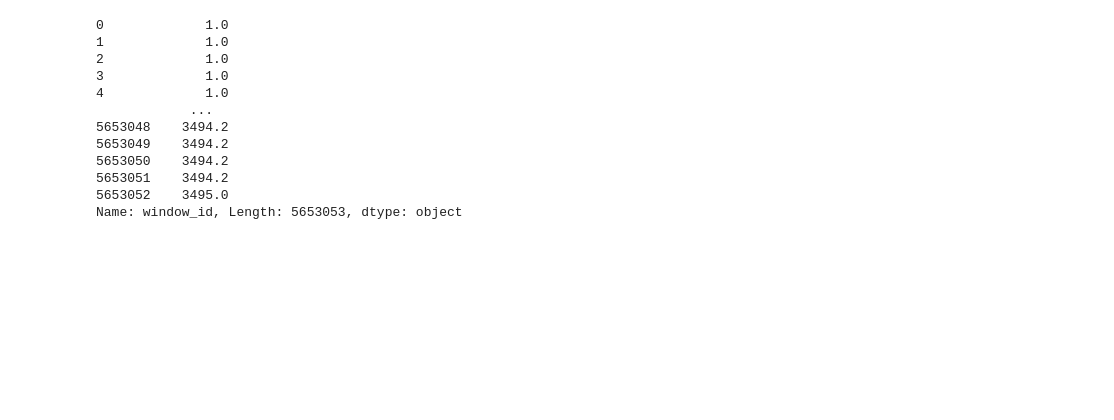
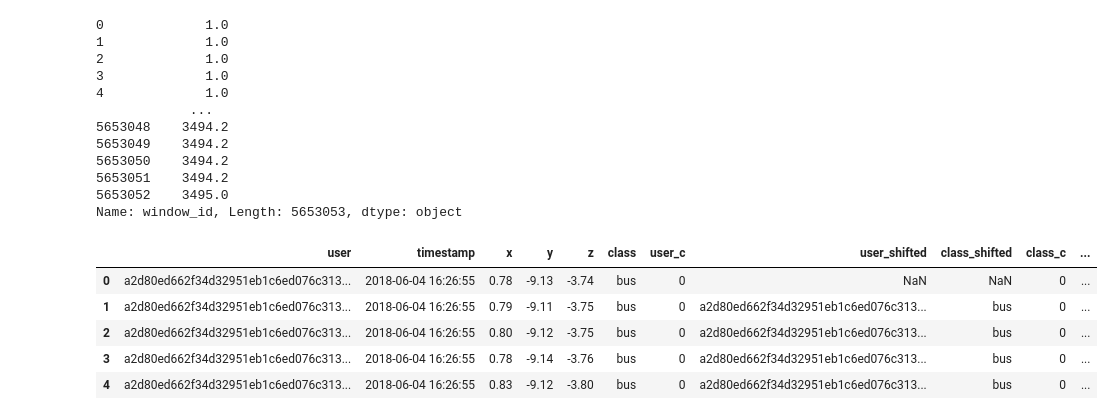
Before and after one commit to Arush0113/CE784, a Jupyter notebook: Arush_CE784_assignment2.ipynb, the cells around one changed output. Drawn from its saved outputs; the diff is of its cells as text; code cells hidden in the pictures; blank space fills up the shorter version.

```diff
--- a/Arush_CE784_assignment2.ipynb
+++ b/Arush_CE784_assignment2.ipynb
@@ -292,3 +292,12 @@ df['window_id']
 5653051    3494.2
 5653052    3495.0
 Name: window_id, Length: 5653053, dtype: object
+# %%
+df.head()
+# %% [output]
+|  | user | timestamp | x | y | z | class | user_c | user_shifted | class_shifted | class_c | ... |
+| 0 | a2d80ed662f34d32951eb1c6ed076c313... | 2018-06-04 16:26:55 | 0.78 | -9.13 | -3.74 | bus | 0 | NaN | NaN | 0 | ... |
+| 1 | a2d80ed662f34d32951eb1c6ed076c313... | 2018-06-04 16:26:55 | 0.79 | -9.11 | -3.75 | bus | 0 | a2d80ed662f34d32951eb1c6ed076c313... | bus | 0 | ... |
+| 2 | a2d80ed662f34d32951eb1c6ed076c313... | 2018-06-04 16:26:55 | 0.80 | -9.12 | -3.75 | bus | 0 | a2d80ed662f34d32951eb1c6ed076c313... | bus | 0 | ... |
+| 3 | a2d80ed662f34d32951eb1c6ed076c313... | 2018-06-04 16:26:55 | 0.78 | -9.14 | -3.76 | bus | 0 | a2d80ed662f34d32951eb1c6ed076c313... | bus | 0 | ... |
+| 4 | a2d80ed662f34d32951eb1c6ed076c313... | 2018-06-04 16:26:55 | 0.83 | -9.12 | -3.80 | bus | 0 | a2d80ed662f34d32951eb1c6ed076c313... | bus | 0 | ... |
```
Also changed, not shown: parts of 4 cells of this notebook.
